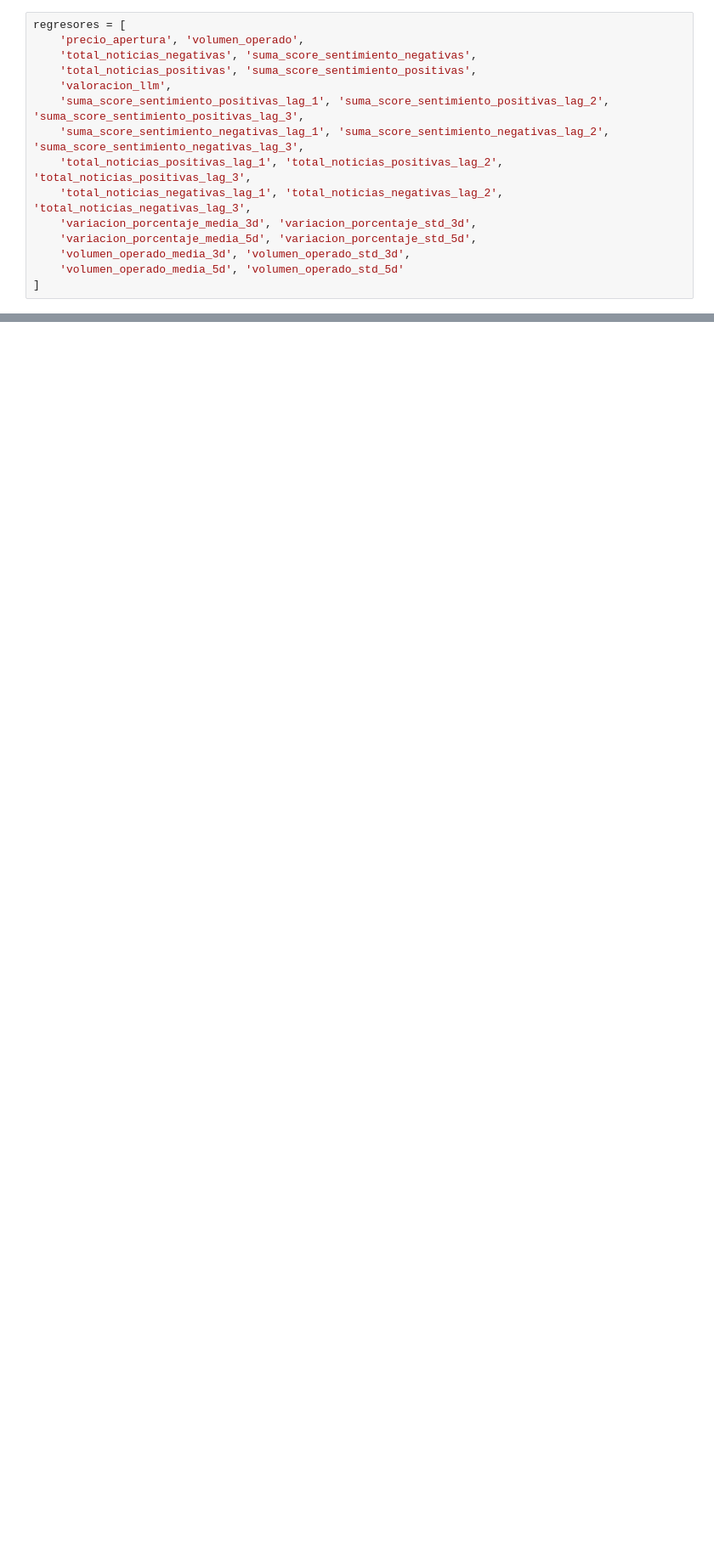
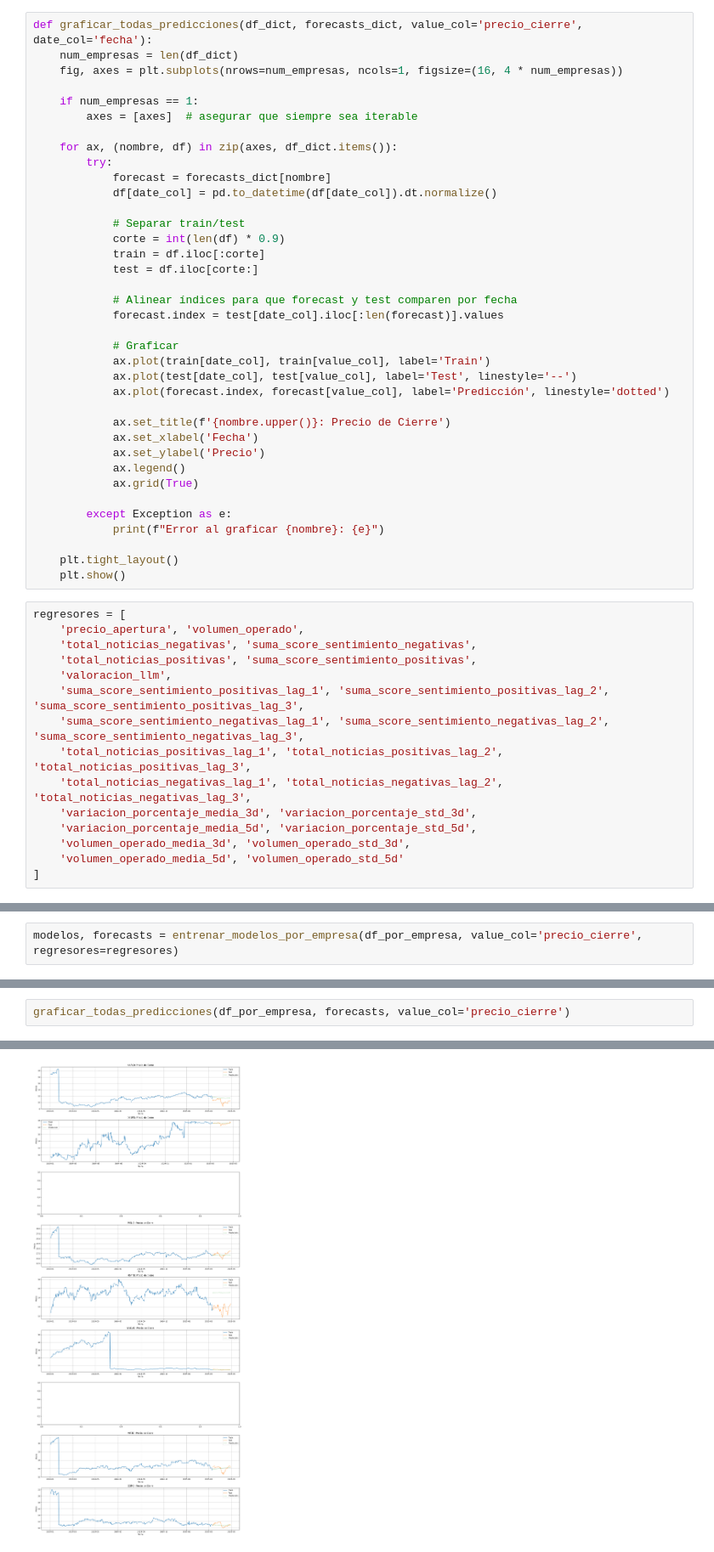
Before and after one commit to lmbsoft/patagonia-scrappers, a Jupyter notebook: fede/modelo_st.ipynb, the cells around one changed output, grey strips where cells are left out. Shown at 85% size. Saved outputs shown, nothing was run; the diff lists cells and outputs as text; blank space fills up the shorter version.

```diff
--- a/fede/modelo_st.ipynb
+++ b/fede/modelo_st.ipynb
@@ -101,3 +157,40 @@ Using 3 cpus for n_jobs.
+# %%
+def graficar_todas_predicciones(df_dict, forecasts_dict, value_col='precio_cierre', date_col='fecha'):
+    num_empresas = len(df_dict)
+    fig, axes = plt.subplots(nrows=num_empresas, ncols=1, figsize=(16, 4 * num_empresas))
+
+    if num_empresas == 1:
+        axes = [axes]  # asegurar que siempre sea iterable
+
+    for ax, (nombre, df) in zip(axes, df_dict.items()):
+        try:
+            forecast = forecasts_dict[nombre]
+            df[date_col] = pd.to_datetime(df[date_col]).dt.normalize()
+
+            # Separar train/test
+            corte = int(len(df) * 0.9)
+            train = df.iloc[:corte]
+            test = df.iloc[corte:]
+
+            # Alinear índices para que forecast y test comparen por fecha
+            forecast.index = test[date_col].iloc[:len(forecast)].values
+
+            # Graficar
+            ax.plot(train[date_col], train[value_col], label='Train')
+            ax.plot(test[date_col], test[value_col], label='Test', linestyle='--')
+            ax.plot(forecast.index, forecast[value_col], label='Predicción', linestyle='dotted')
+
+            ax.set_title(f'{nombre.upper()}: Precio de Cierre')
+            ax.set_xlabel('Fecha')
+            ax.set_ylabel('Precio')
+            ax.legend()
+            ax.grid(True)
+
+        except Exception as e:
+            print(f"Error al graficar {nombre}: {e}")
+
+    plt.tight_layout()
+    plt.show()
 # %%
 regresores = [
     'precio_apertura', 'volumen_operado',
@@ -355,0 +209,2 @@ prediction_fast_2 = model_fast_2.predict(future_regressor=test_auto[regresores_2
+# %%
+modelos, forecasts = entrenar_modelos_por_empresa(df_por_empresa, value_col='precio_cierre', regresores=regresores)
@@ -355,0 +263,3 @@ prediction_fast_2 = model_fast_2.predict(future_regressor=test_auto[regresores_2
+# %%
+graficar_todas_predicciones(df_por_empresa, forecasts, value_col='precio_cierre')
+# %% [output]
@@ -355,0 +268 @@ prediction_fast_2 = model_fast_2.predict(future_regressor=test_auto[regresores_2
+[figure, added]
```
Also changed, not shown: parts of 33 cells of this notebook.
